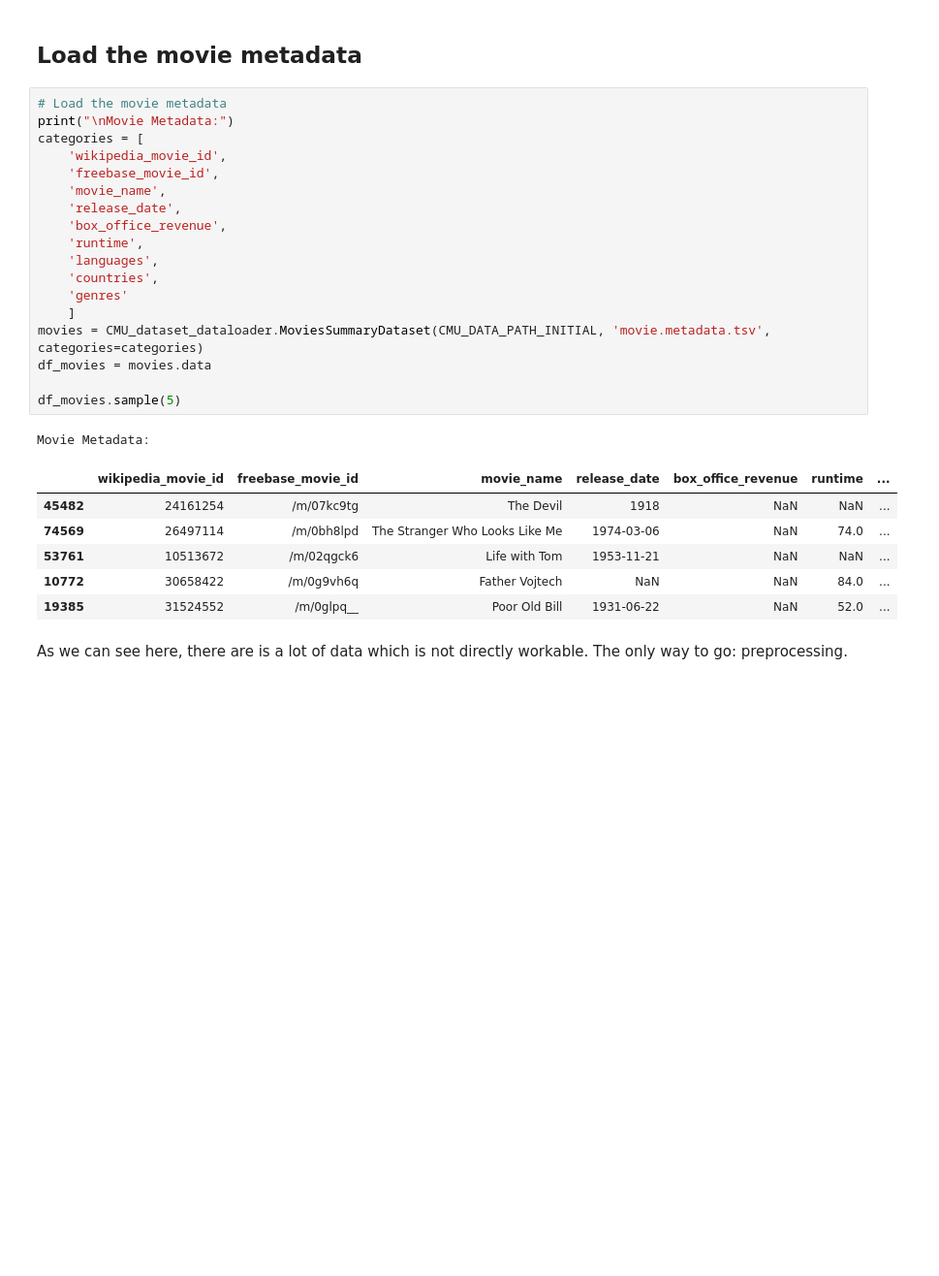
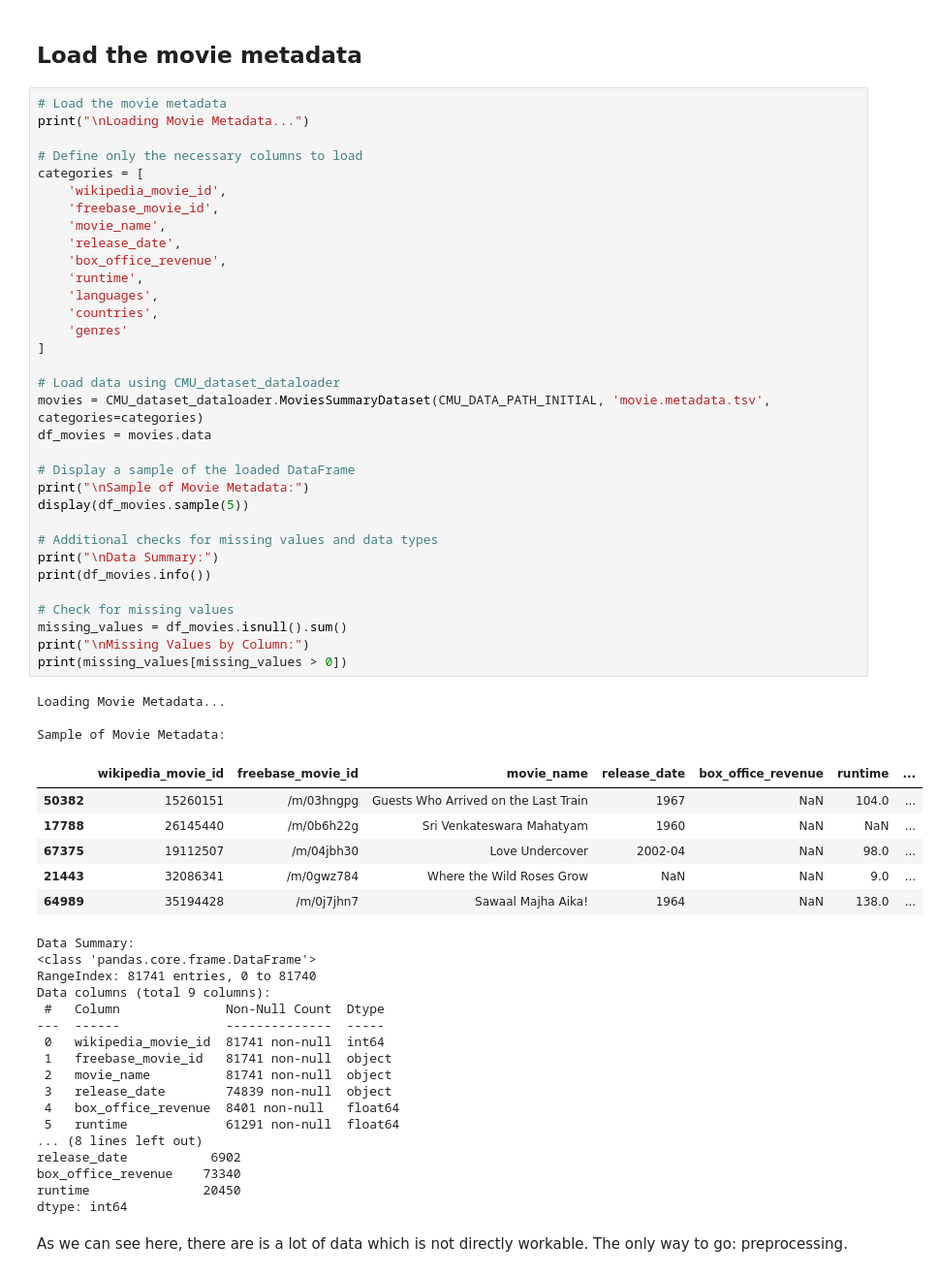
Before and after one commit to epfl-ada/ada-2024-project-awesometeam2024, a Jupyter notebook: results.ipynb, the cells around one changed output. Shown at 97% size. Drawn from its saved outputs; the diff is of its cells as text; blank space fills up the shorter version.

```diff
--- a/results.ipynb
+++ b/results.ipynb
@@ -104,30 +138,64 @@ Name: summary_length, dtype: float64
 ## Load the movie metadata
 # %%
 # Load the movie metadata
-print("\nMovie Metadata:")
+print("\nLoading Movie Metadata...")
+
+# Define only the necessary columns to load
 categories = [
     'wikipedia_movie_id',
     'freebase_movie_id',
     'movie_name',
     'release_date',
     'box_office_revenue',
     'runtime',
     'languages',
     'countries',
     'genres'
-    ]
+]
+
+# Load data using CMU_dataset_dataloader
 movies = CMU_dataset_dataloader.MoviesSummaryDataset(CMU_DATA_PATH_INITIAL, 'movie.metadata.tsv', categories=categories)
 df_movies = movies.data
 
-df_movies.sample(5)
+# Display a sample of the loaded DataFrame
+print("\nSample of Movie Metadata:")
+display(df_movies.sample(5))
+
+# Additional checks for missing values and data types
+print("\nData Summary:")
+print(df_movies.info())
+
+# Check for missing values
+missing_values = df_movies.isnull().sum()
+print("\nMissing Values by Column:")
+print(missing_values[missing_values > 0])
 # %% [output]
-Movie Metadata:
+Loading Movie Metadata...
+
+Sample of Movie Metadata:
 |  | wikipedia_movie_id | freebase_movie_id | movie_name | release_date | box_office_revenue | runtime | ... |
-| 45482 | 24161254 | /m/07kc9tg | The Devil | 1918 | NaN | NaN | ... |
-| 74569 | 26497114 | /m/0bh8lpd | The Stranger Who Looks Like Me | 1974-03-06 | NaN | 74.0 | ... |
-| 53761 | 10513672 | /m/02qgck6 | Life with Tom | 1953-11-21 | NaN | NaN | ... |
-| 10772 | 30658422 | /m/0g9vh6q | Father Vojtech | NaN | NaN | 84.0 | ... |
-| 19385 | 31524552 | /m/0glpq__ | Poor Old Bill | 1931-06-22 | NaN | 52.0 | ... |
+| 50382 | 15260151 | /m/03hngpg | Guests Who Arrived on the Last Train | 1967 | NaN | 104.0 | ... |
+| 17788 | 26145440 | /m/0b6h22g | Sri Venkateswara Mahatyam | 1960 | NaN | NaN | ... |
+| 67375 | 19112507 | /m/04jbh30 | Love Undercover | 2002-04 | NaN | 98.0 | ... |
+| 21443 | 32086341 | /m/0gwz784 | Where the Wild Roses Grow | NaN | NaN | 9.0 | ... |
+| 64989 | 35194428 | /m/0j7jhn7 | Sawaal Majha Aika! | 1964 | NaN | 138.0 | ... |
+Data Summary:
+<class 'pandas.core.frame.DataFrame'>
+RangeIndex: 81741 entries, 0 to 81740
+Data columns (total 9 columns):
+ #   Column              Non-Null Count  Dtype
+---  ------              --------------  -----
+ 0   wikipedia_movie_id  81741 non-null  int64
+ 1   freebase_movie_id   81741 non-null  object
+ 2   movie_name          81741 non-null  object
+ 3   release_date        74839 non-null  object
+ 4   box_office_revenue  8401 non-null   float64
+ 5   runtime             61291 non-null  float64
+... (8 lines left out)
+release_date           6902
+box_office_revenue    73340
+runtime               20450
+dtype: int64
 # %% [markdown]
 As we can see here, there are is a lot of data which is not directly workable. The only way to go: preprocessing.
 # %% [markdown]
```
Also changed, not shown: parts of 14 cells of this notebook, 4 other files.
